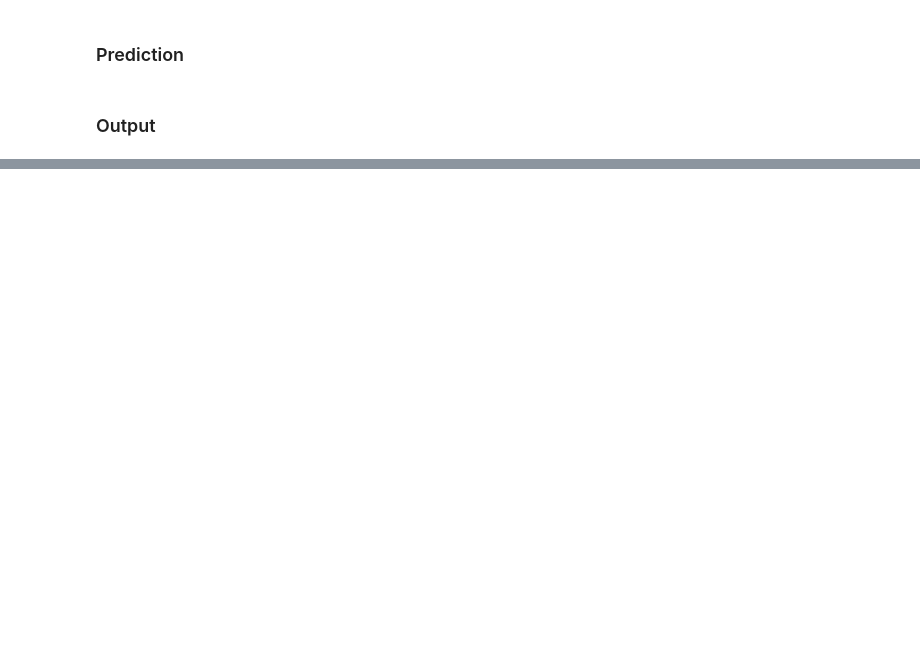
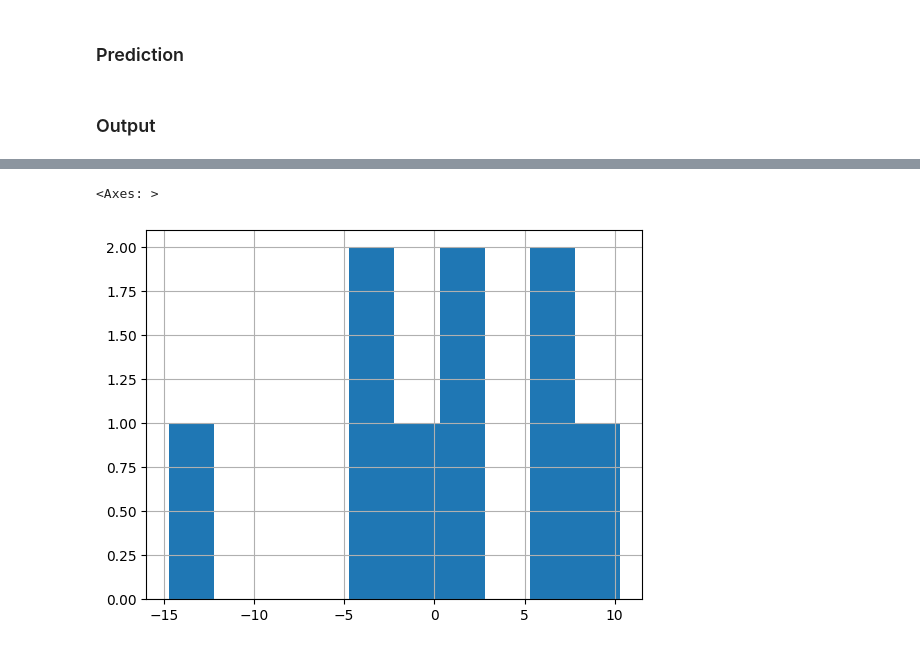
Before and after one commit to JoshCap20/fantasy-football-points-ml, a Jupyter notebook: analysis/model.ipynb, the cells around one changed output, grey strips where cells are left out. Drawn from its saved outputs; the diff is of its cells as text; code cells hidden in the pictures; blank space fills up the shorter version.

```diff
--- a/analysis/model.ipynb
+++ b/analysis/model.ipynb
@@ -338,0 +351,5 @@ df[["player_name", "week", "fantasy_points_ppr", "predicted_fantasy_points"]]
+# %%
+df["difference"].hist()
+# %% [output]
+<Axes: >
+[figure, added]
```
Also changed, not shown: parts of 13 cells of this notebook, 7 other files.
